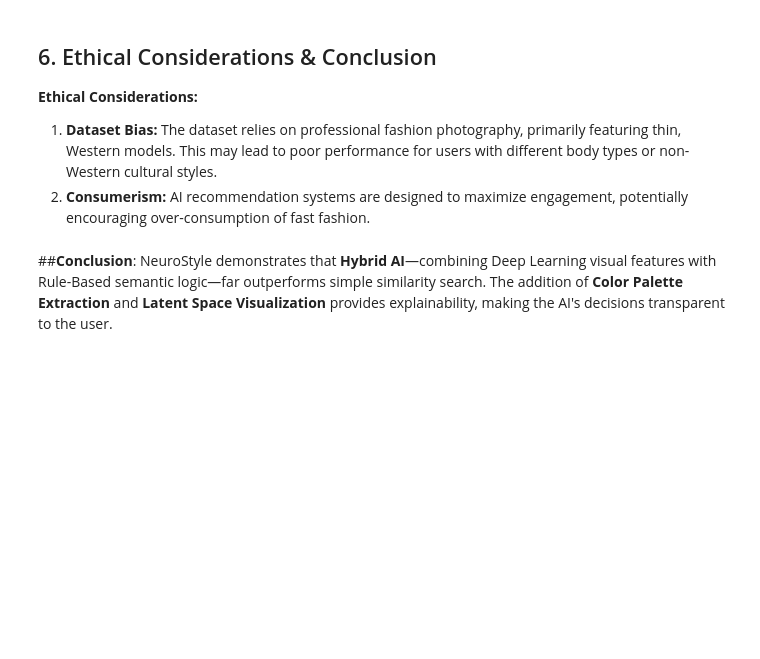
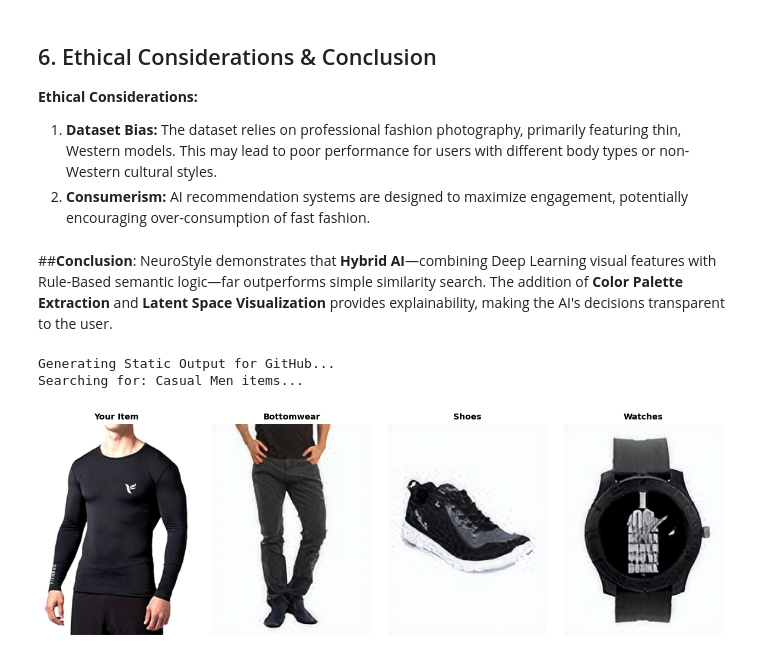
Before and after one commit to sid-trip/fashion_assistance_ai, a Jupyter notebook: NeuroStyle_Project.ipynb, the cells around one changed output. Drawn from its saved outputs; the diff is of its cells as text; code cells hidden in the pictures; blank space fills up the shorter version.

Commit message:
fixed output

```diff
--- a/NeuroStyle_Project.ipynb
+++ b/NeuroStyle_Project.ipynb
@@ -552,3 +564,31 @@ FileUpload(value={}, accept='image/*', description='Upload Shirt')
 # %% [markdown]
 ##**Conclusion**:
 NeuroStyle demonstrates that **Hybrid AI**—combining Deep Learning visual features with Rule-Based semantic logic—far outperforms simple similarity search. The addition of **Color Palette Extraction** and **Latent Space Visualization** provides explainability, making the AI's decisions transparent to the user.
+# %%
+# --- STATIC RESULT FOR SUBMISSION ---
+# This cell renders the final outfit result as a static image.
+# This ensures the output is visible on GitHub/VS Code without needing interactive widgets.
+
+# 1. Define the inputs (Use the filename of the shirt you uploaded)
+# Make sure 'user_upload.jpg' is still in your folder!
+static_input = "user_upload.jpg"
+
+# 2. Get the recommendations for 'Casual' 'Men' (or your preferred setting)
+# We run the logic function manually here
+print("Generating Static Output for GitHub...")
+try:
+    _, static_recs = get_outfit_recommendations_v2(
+        subset_df.iloc[0]['id'], # Just pick the first item to initialize, we override logic anyway
+        'Casual',
+        'Men'
+    )
+
+    # 3. Plot it
+    plot_outfit(static_input, static_recs)
+
+except Exception as e:
+    print(e,": Static generation skipped (Requires runtime active).")
+# %% [output]
+Generating Static Output for GitHub...
+Searching for: Casual Men items...
+[figure, added]
```
Also changed, not shown: parts of 3 cells of this notebook.
